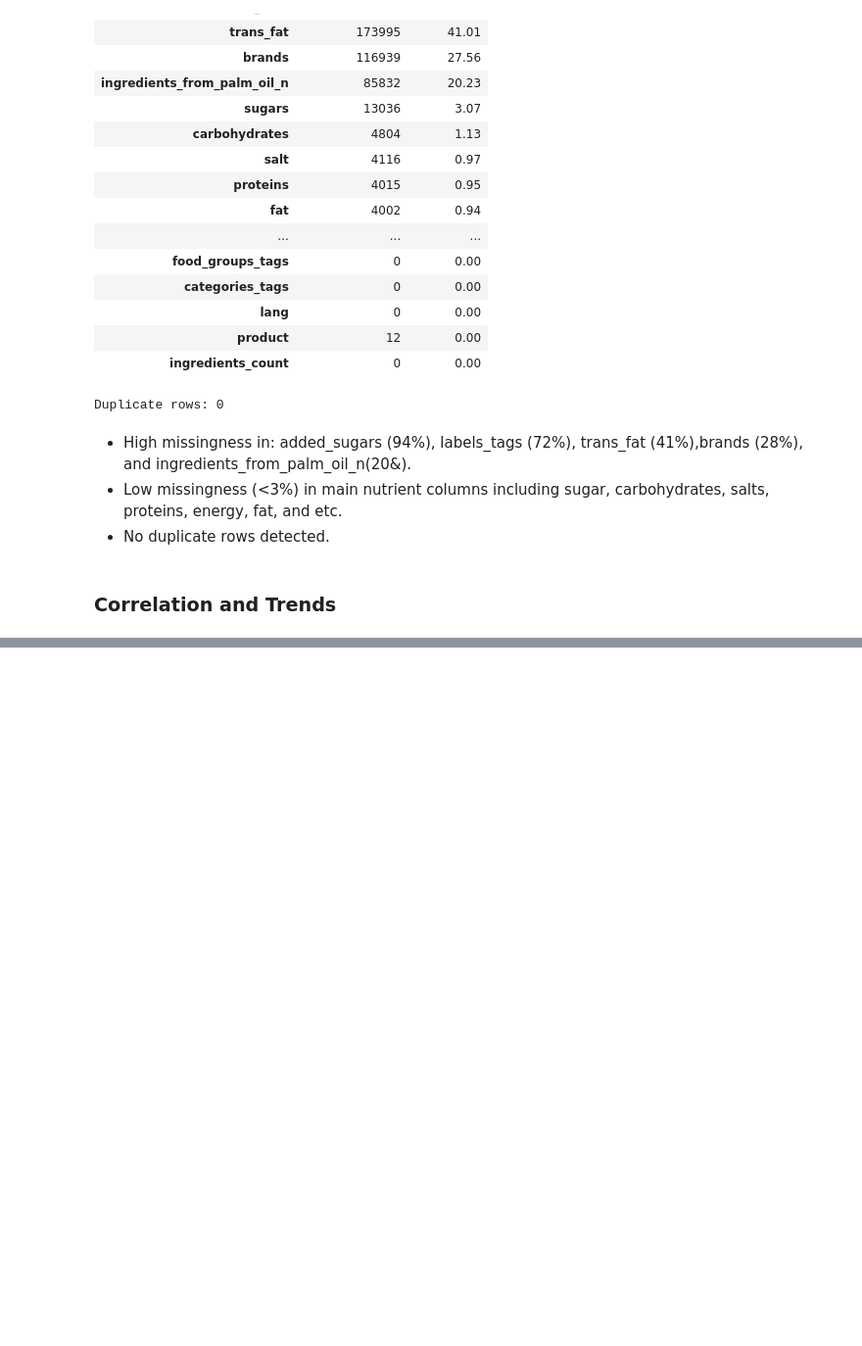
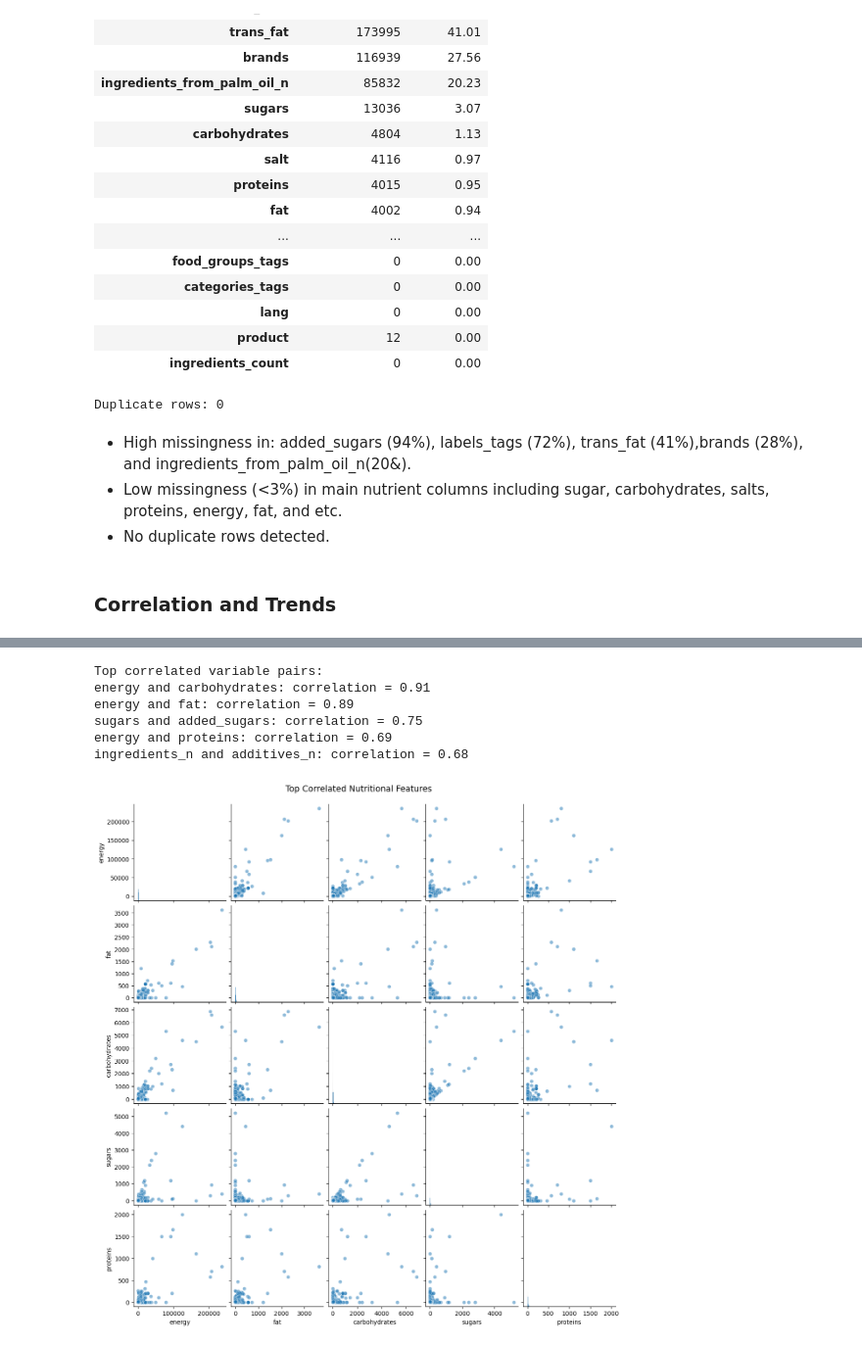
Before and after one commit to swhoyle/food-nutrition-model, a Jupyter notebook: notebooks/2_eda.ipynb, the cells around one changed output, grey strips where cells are left out. Shown at 98% size. Cells and saved outputs as stored; diff of their text form; code cells hidden in the pictures; blank space fills up the shorter version.

```diff
--- a/notebooks/2_eda.ipynb
+++ b/notebooks/2_eda.ipynb
@@ -1050,0 +1145,30 @@ Duplicate rows: 0
+# %%
+# Top Correlated Pairs
+top_corr_pairs = (
+    corr_pearson.unstack()
+    .sort_values(ascending=False)
+    .drop_duplicates()
+)
+
+top_corr_pairs = top_corr_pairs[top_corr_pairs < 0.999]  # remove self-corr
+print("\nTop correlated variable pairs:")
+for (a, b), val in top_corr_pairs.head(5).items():
+    print(f"{a} and {b}: correlation = {val:.2f}")
+# %% [output]
+Top correlated variable pairs:
+energy and carbohydrates: correlation = 0.91
+energy and fat: correlation = 0.89
+sugars and added_sugars: correlation = 0.75
+energy and proteins: correlation = 0.69
+ingredients_n and additives_n: correlation = 0.68
+# %%
+# Pairwise Scatter Plot Visualization
+# Select columns to visualize — adjust as needed
+cols_to_plot = ["energy", "fat", "carbohydrates", "sugars", "proteins"]
+
+# Pairwise scatter plot matrix
+sns.pairplot(corr_df[cols_to_plot], diag_kind="hist", plot_kws={"alpha": 0.5})
+plt.suptitle("Top Correlated Nutritional Features", y=1.02, fontsize=14)
+plt.show()
+# %% [output]
+[figure, added]
```
Also changed, not shown: parts of 11 cells of this notebook, 1 other file.
